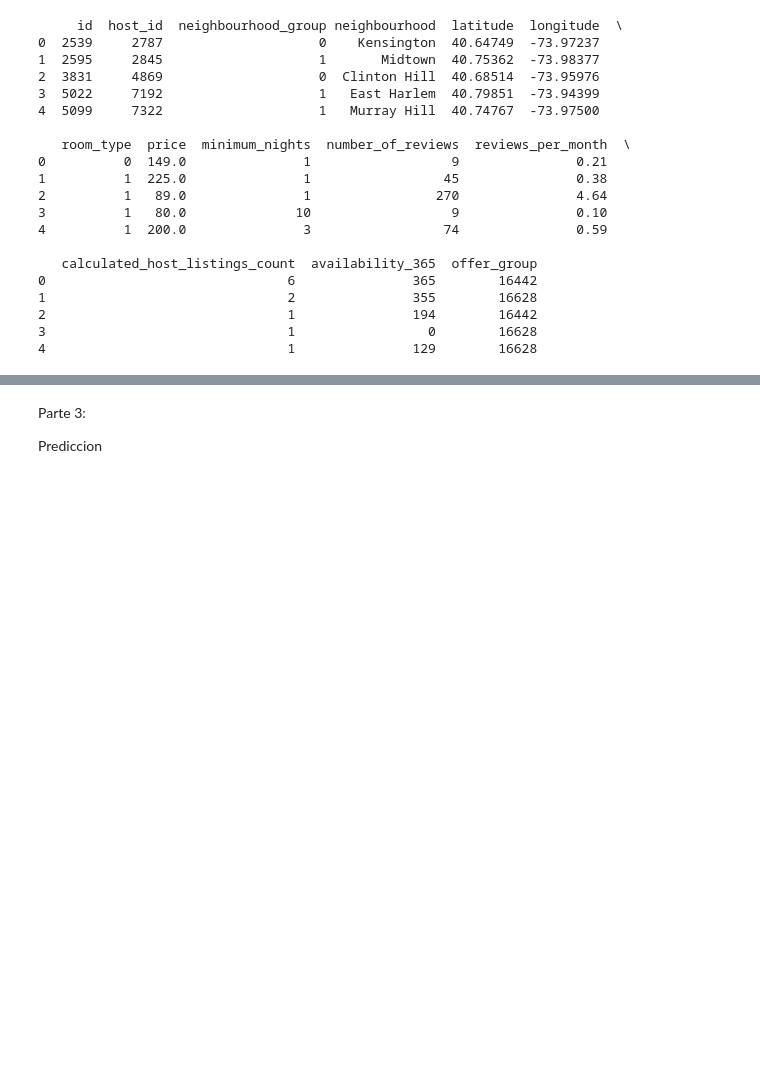
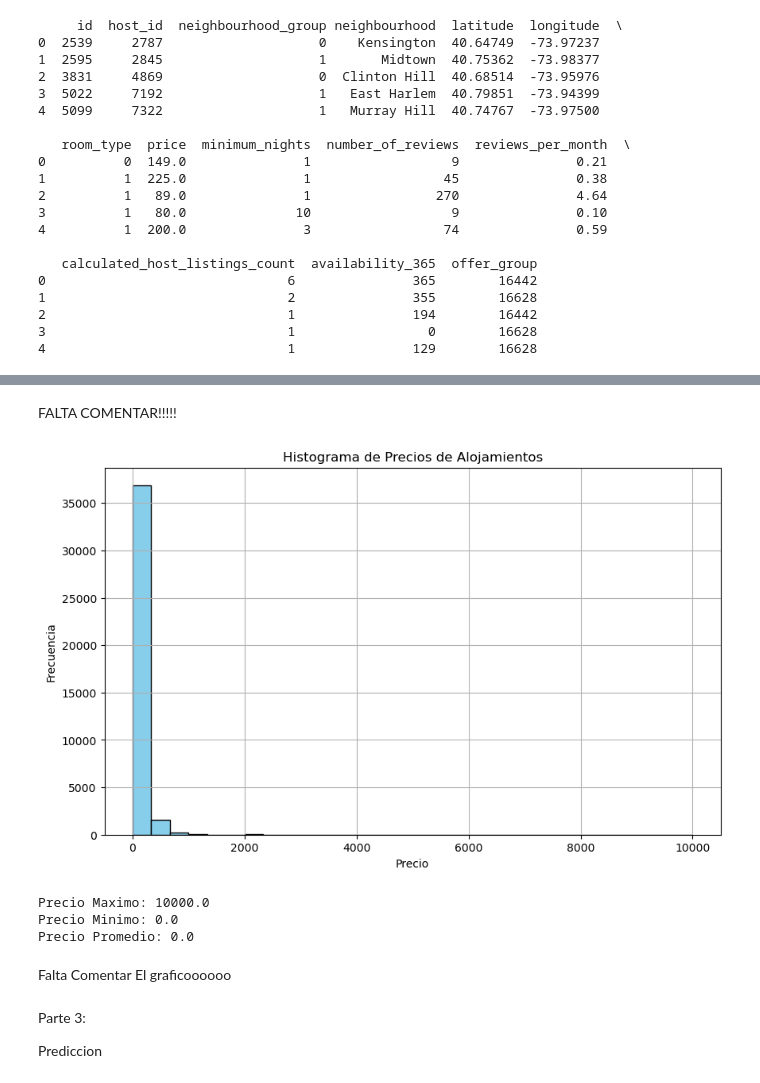
Before and after one commit to VZervino/BIG-DATA-Trabajos, a Jupyter notebook: Tp2 Big Data.ipynb, the cells around one changed output, grey strips where cells are left out. Saved outputs shown, nothing was run; the diff lists cells and outputs as text; code cells hidden in the pictures; blank space fills up the shorter version.

```diff
--- a/Tp2 Big Data.ipynb
+++ b/Tp2 Big Data.ipynb
@@ -226,0 +304,28 @@ SyntaxError: invalid syntax (2351940171.py, line 1)
+# %% [markdown]
+FALTA COMENTAR!!!!!
+# %%
+#C) Creamos un Histograma de los precios
+import matplotlib.pyplot as plt
+plt.figure(figsize=(10, 6))
+plt.hist(df['price'], bins=30, color='skyblue', edgecolor='black')
+plt.title('Histograma de Precios de Alojamientos')
+plt.xlabel('Precio')
+plt.ylabel('Frecuencia')
+plt.grid(True)
+plt.show()
+
+Precio_Maximo= df['price'].max()
+print("Precio Maximo:", Precio_Maximo)
+
+Precio_Minimo= df['price'].min()
+print("Precio Minimo:",Precio_Minimo )
+
+Preacio_Promedio=df['price'].mean()
+print("Precio Promedio:", Precio_Minimo)
+# %% [output]
+[figure, added]
+Precio Maximo: 10000.0
+Precio Minimo: 0.0
+Precio Promedio: 0.0
+# %% [markdown]
+Falta Comentar El graficoooooo
```
Also changed, not shown: parts of 7 cells of this notebook.
